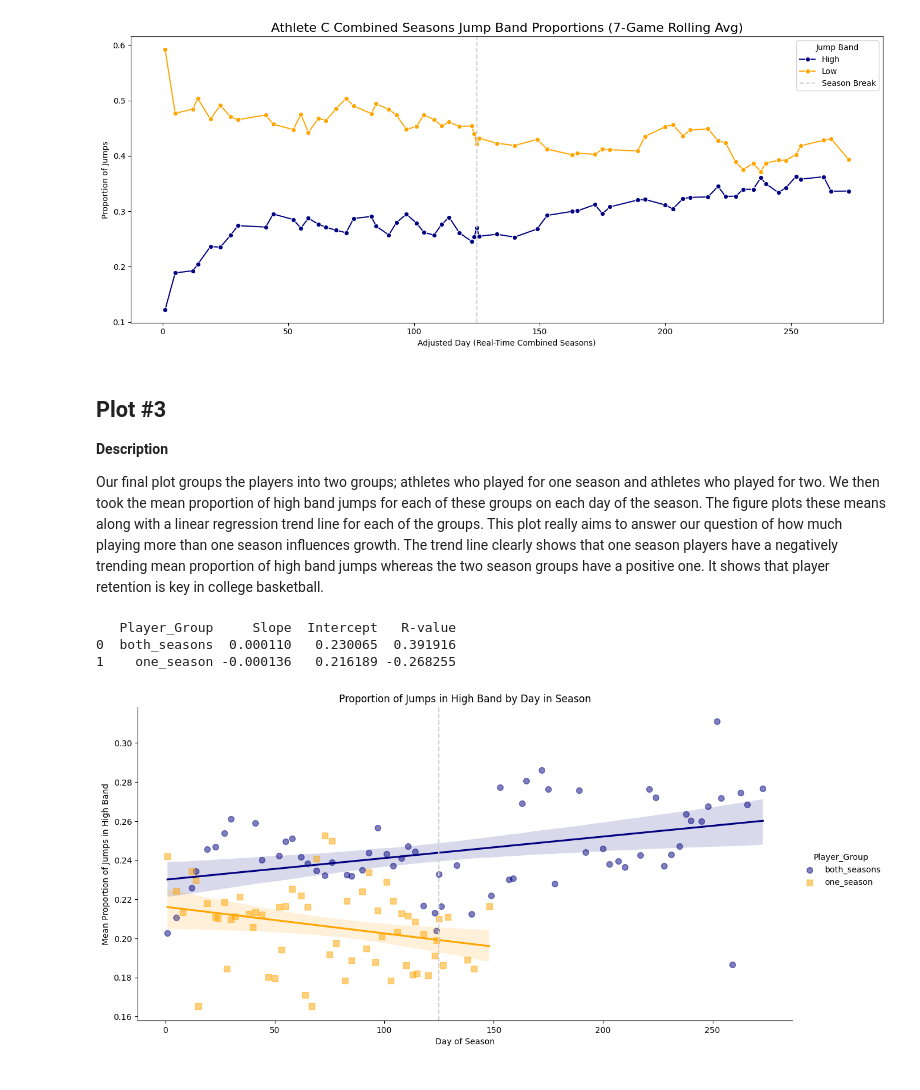
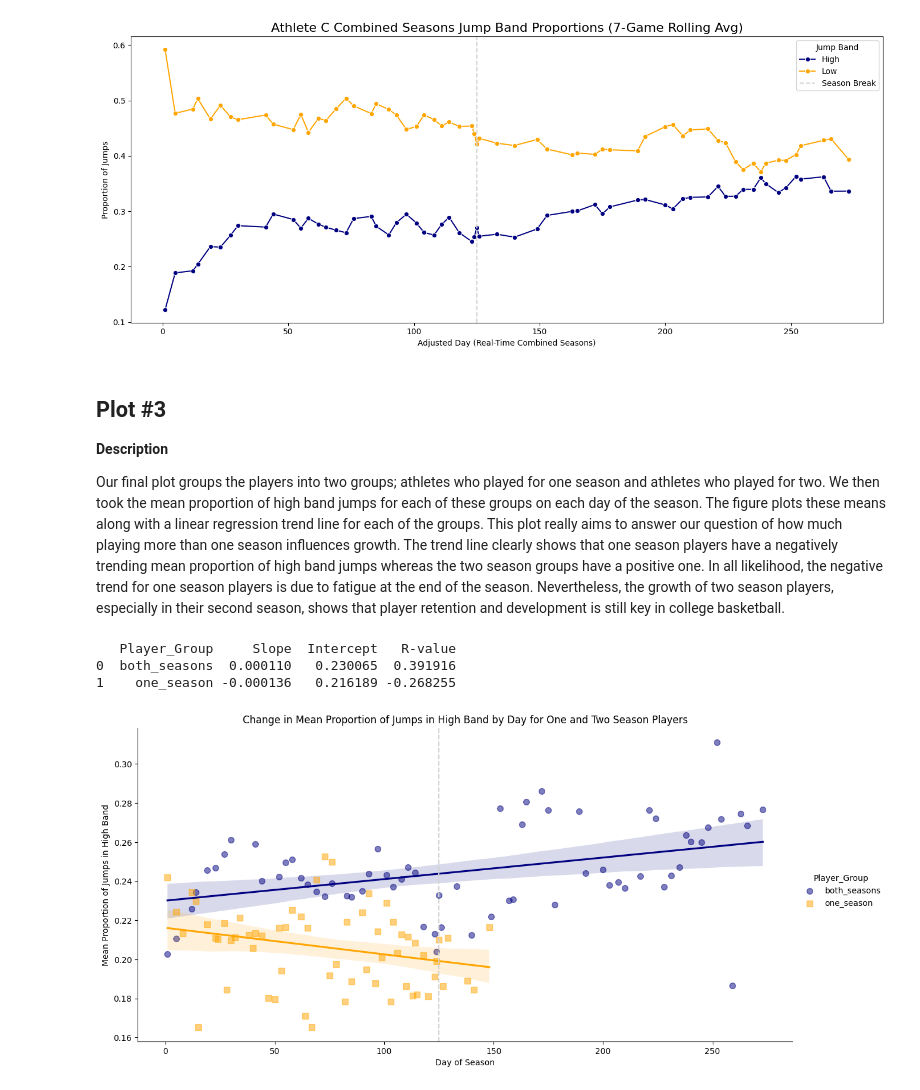
Before and after one commit to mgh2xx/FinalProject, a Jupyter notebook: assignments/dataviz.ipynb, the cells around one changed output. Saved outputs shown, nothing was run; the diff lists cells and outputs as text; code cells hidden in the pictures.

```diff
--- a/assignments/dataviz.ipynb
+++ b/assignments/dataviz.ipynb
@@ -156,7 +158,7 @@ plt.show()
 
 **Description**
 
-Our final plot groups the players into two groups; athletes who played for one season and athletes who played for two. We then took the mean proportion of high band jumps for each of these groups on each day of the season. The figure plots these means along with a linear regression trend line for each of the groups. This plot really aims to answer our question of how much playing more than one season influences growth. The trend line clearly shows that one season players have a negatively trending mean proportion of high band jumps whereas the two season groups have a positive one. It shows that player retention is key in college basketball.
+Our final plot groups the players into two groups; athletes who played for one season and athletes who played for two. We then took the mean proportion of high band jumps for each of these groups on each day of the season. The figure plots these means along with a linear regression trend line for each of the groups. This plot really aims to answer our question of how much playing more than one season influences growth. The trend line clearly shows that one season players have a negatively trending mean proportion of high band jumps whereas the two season groups have a positive one. In all likelihood, the negative trend for one season players is due to fatigue at the end of the season. Nevertheless, the growth of two season players, especially in their second season, shows that player retention and development is still key in college basketball.
 # %%
 # Grouping by day of the season and whether or not the player was in both seasons, then taking the mean of the prop_jump_high
 daily_means = rolling_df.groupby(['Adjusted_Day', 'Player_Group'])['Prop_Jump_High'].mean().reset_index()
@@ -179,32 +181,32 @@ for group in daily_means["Player_Group"].unique():
 # Showing the table with linear regression results
 print(linreg_df)
 
 # Making palette for below plot
 palette = {
     "both_seasons" : "navy",
     "one_season" : "orange"
 }
 
 # Making linear regression plot of prop_jump_high by # seasons played
 sns.lmplot(
     data = daily_means,
     x = 'Adjusted_Day',
     y = 'Prop_Jump_High',
     hue = 'Player_Group',
     palette = palette,
     markers = ["o", "s"],
     scatter_kws = {"s": 50, "alpha": 0.5},
     height = 6,
     aspect = 2
 )
 
 plt.axvline(x = season1_length, color = 'lightgray', linestyle = '--', label = "Season Break")
-plt.title('Proportion of Jumps in High Band by Day in Season')
+plt.title('Change in Mean Proportion of Jumps in High Band by Day for One and Two Season Players')
 plt.xlabel('Day of Season')
 plt.ylabel('Mean Proportion of Jumps in High Band')
 plt.show()
 # %% [output]
    Player_Group     Slope  Intercept   R-value
 0  both_seasons  0.000110   0.230065  0.391916
 1    one_season -0.000136   0.216189 -0.268255
-[figure, old version]
+[figure, new version]
```
Also changed, not shown: parts of 5 cells of this notebook, 1 other file.
